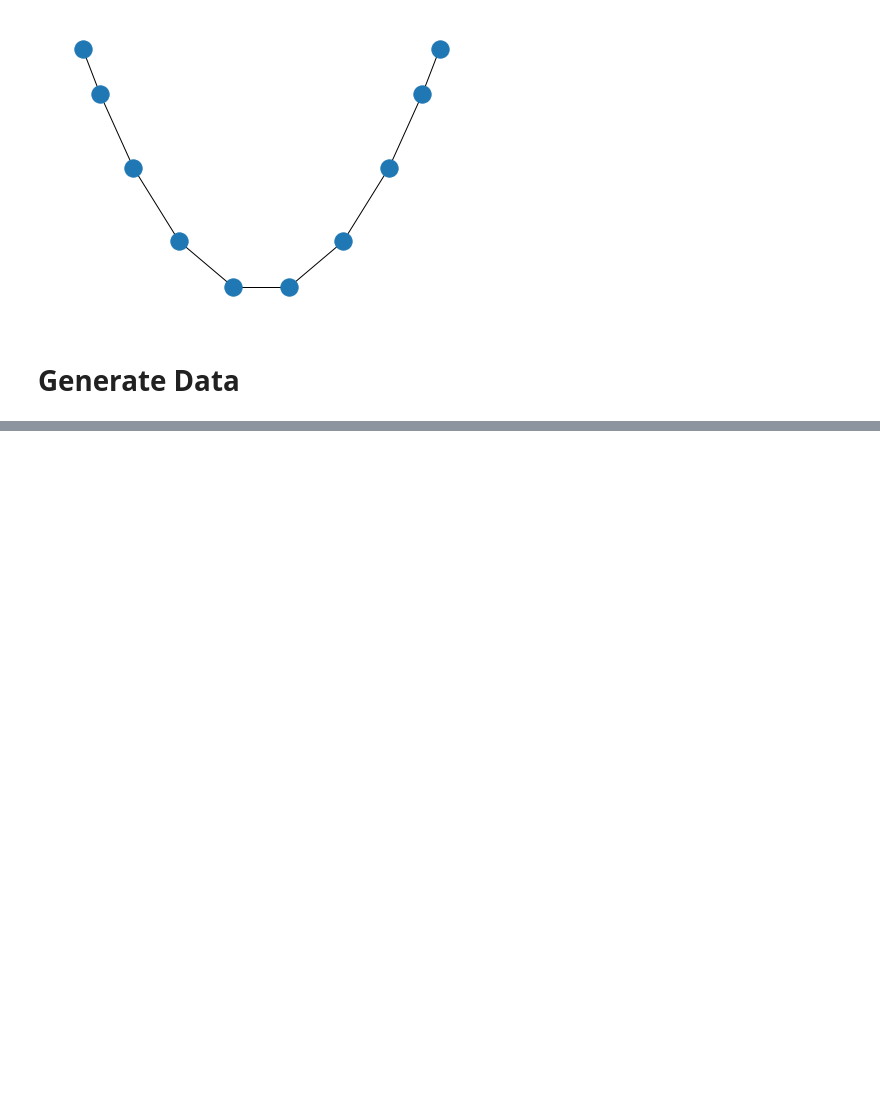
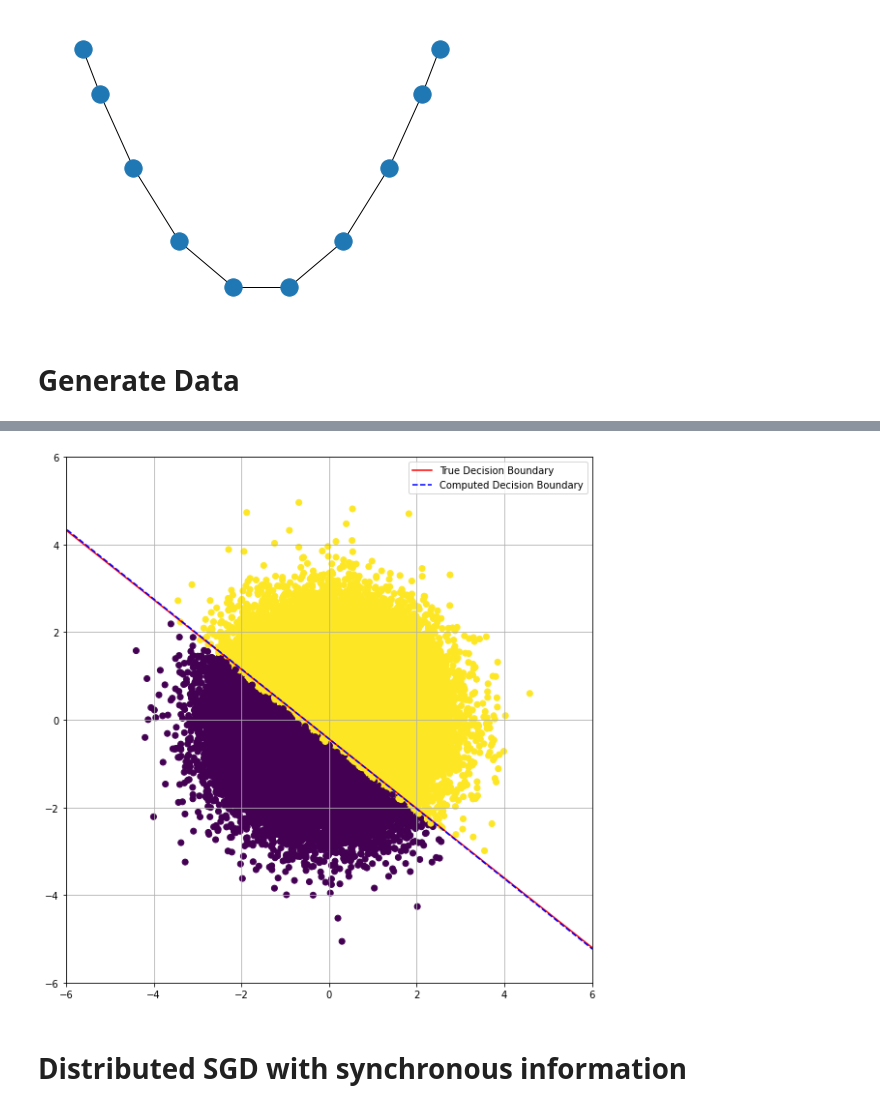
Before and after one commit to evanjfaulkner/Distributed-Opt, a Jupyter notebook: distributed_opt_ex.ipynb, the cells around one changed output, grey strips where cells are left out. Drawn from its saved outputs; the diff is of its cells as text; code cells hidden in the pictures; blank space fills up the shorter version.

```diff
--- a/distributed_opt_ex.ipynb
+++ b/distributed_opt_ex.ipynb
@@ -60,0 +123,16 @@ plt.show()
+# %%
+w = w.squeeze()
+plt.figure(figsize=(10,10))
+plt.scatter(X[:,0], X[:,1], c=y)
+plt.plot([-10,10], [10*a[0]/a[1]-xi_t,-10*a[0]/a[1]-xi_t], c='r', label='True Decision Boundary')
+plt.plot([-10,10], [10*w[0]/w[1]-xi_t,-10*w[0]/w[1]-xi_t], '--', c='b', label='Computed Decision Boundary')
+plt.xlim(-6,6)
+plt.ylim(-6,6)
+plt.grid()
+plt.legend()
+plt.gca().set_aspect('equal')
+plt.show()
+# %% [output]
+[figure, added]
+# %% [markdown]
+# Distributed SGD with synchronous information
```
Also changed, not shown: parts of 9 cells of this notebook.
